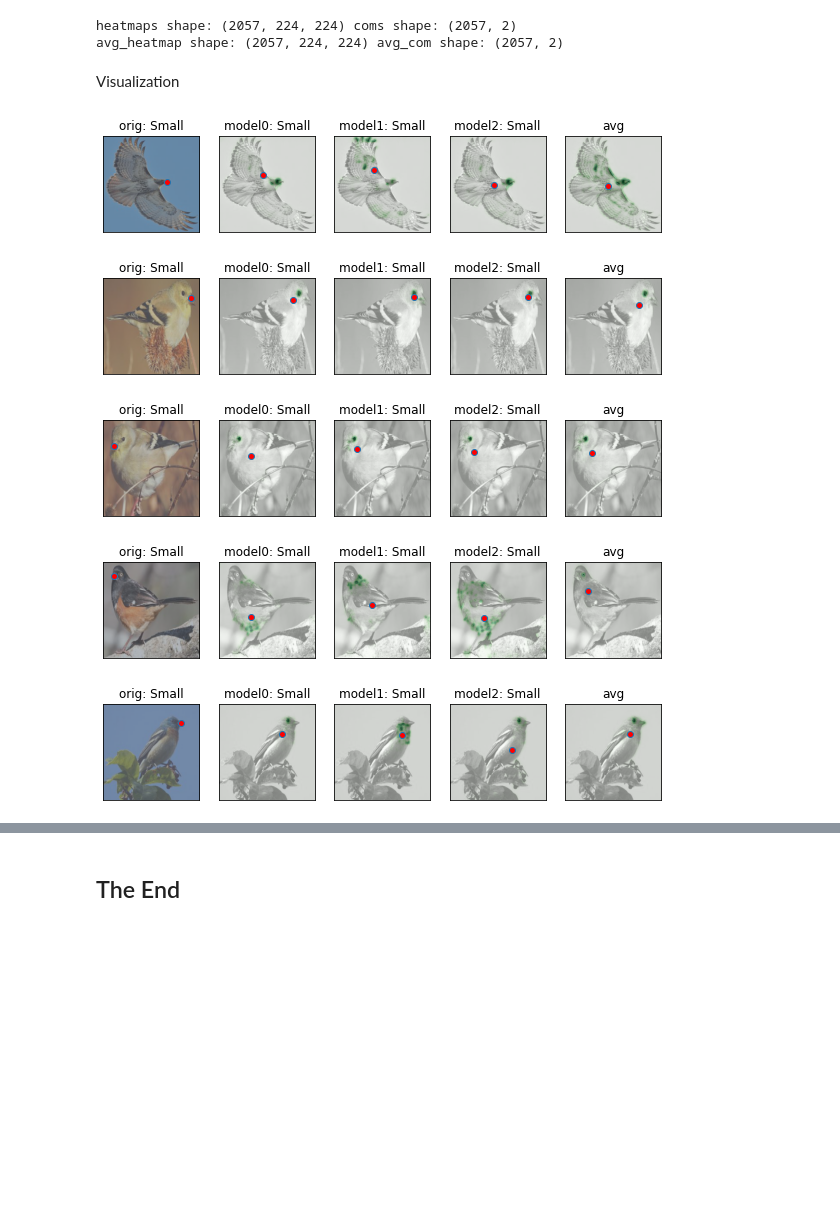
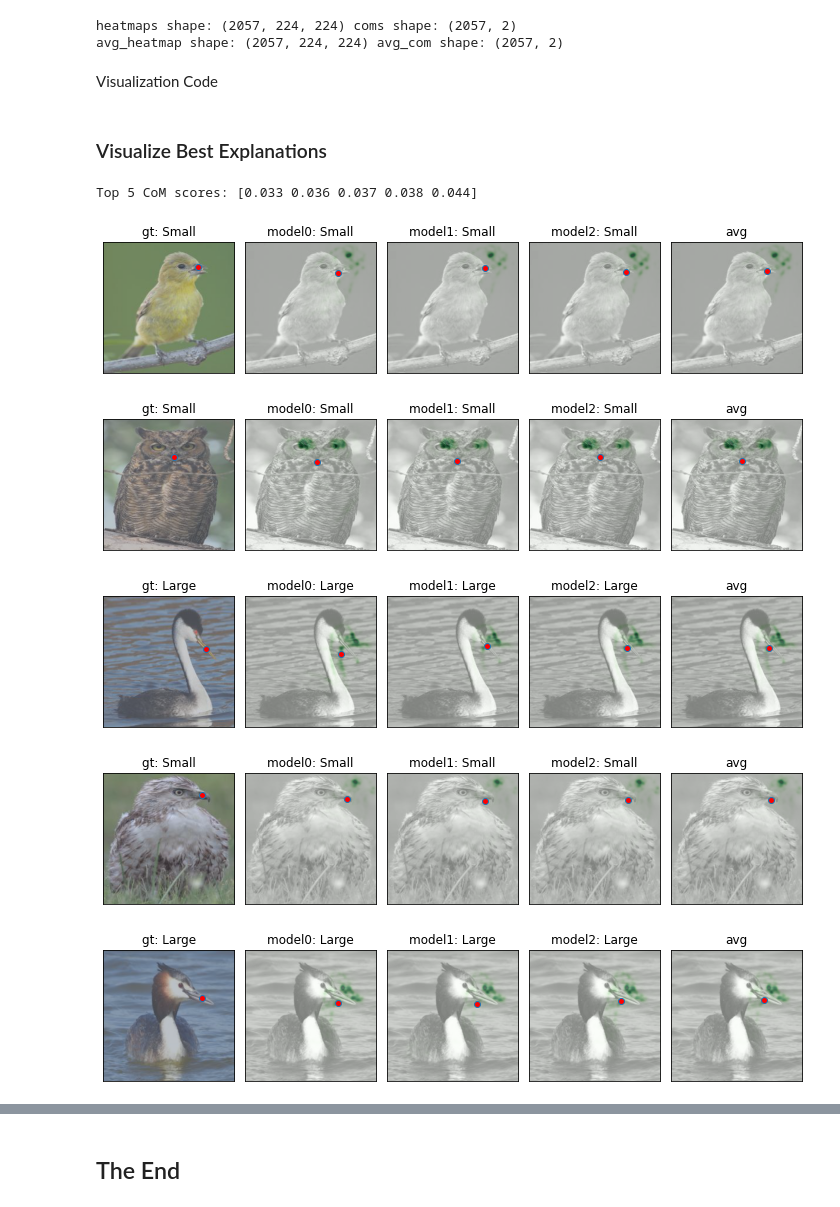
Before and after one commit to aahamed/beak-cls-xai, a Jupyter notebook: project/XAI.ipynb, the cells around one changed output, grey strips where cells are left out. Drawn from its saved outputs; the diff is of its cells as text; code cells hidden in the pictures; blank space fills up the shorter version.

```diff
--- a/project/XAI.ipynb
+++ b/project/XAI.ipynb
@@ -62,16 +63,11 @@ dataModule = BeakDataAnnModule(data_dir, batch_size, num_workers)
 dataModule.setup()
 test_dataloader = dataModule.test_dataloader()
 
-#model_path = 'lightning_logs/ens1/version_0/checkpoints/best_model.ckpt'
-#model = load_model(model_path)
-
-#path = 'lightning_logs/ens1/version_0/checkpoints/gradcam.h5'
-#f, heatmaps = load_heatmaps(path)
-ens_id, num_models = 'ens1', 3
+ens_id, num_models = 'ens4', 3
 xai_method = 'guided-gradcam'
 models = load_models(ens_id, num_models)
 h5files, heatmaps, coms = load_heatmaps(ens_id, num_models, xai_method)
-avg_heatmap_path = f'average-heatmaps/ens1/avg_{xai_method}.h5'
+avg_heatmap_path = f'average-heatmaps/{ens_id}/avg_{xai_method}.h5'
 avg_h5file, avg_heatmap, avg_com = load_heatmap(avg_heatmap_path)
 print(f'heatmaps shape: {heatmaps[0].shape} coms shape: {coms[0].shape}')
 print(f'avg_heatmap shape: {avg_heatmap.shape} avg_com shape: {avg_com.shape}')
@@ -79,10 +75,8 @@ print(f'avg_heatmap shape: {avg_heatmap.shape} avg_com shape: {avg_com.shape}')
 heatmaps shape: (2057, 224, 224) coms shape: (2057, 2)
 avg_heatmap shape: (2057, 224, 224) avg_com shape: (2057, 2)
 # %% [markdown]
-Visualization
+Visualization Code
 # %%
-NUM_VIZ = 5
-
 def plot_heatmap(fig, ax, img, orig_img, label, model, model_id, heatmaps, coms, batch_id):
     pred = model.forward(img).argmax(dim=1)
     #heatmap = heatmaps[batch_id]
@@ -95,45 +89,70 @@ def plot_heatmap(fig, ax, img, orig_img, label, model, model_id, heatmaps, coms,
     com = coms[batch_id]
     ax.plot(com[0]*W, com[1]*H, marker='o', markerfacecolor='red')
 
-def plot_heatmaps(models, test_dataloader, heatmaps, avg_heatmaps, coms, avg_coms):
+def plot_explanations( test_data_dir, testloader, ids, models,
+                             coms, avg_coms, heatmaps, avg_heatmaps ):
+    # import pdb; pdb.set_trace()
+    dataset = test_dataloader.dataset
     num_seen, num_plots = 0, len(models) + 2
-    for batch_id, (img, label, gt_com) in enumerate(test_dataloader):
-        if num_seen >= NUM_VIZ: break
-        if label[0].item() != 0: continue
-        # import pdb; pdb.set_trace()
-        img = img.to(config.DEVICE)
+    for idx in ids:
+        img, label, gt_com = dataset[idx]
+        img = img.unsqueeze(0).to(config.DEVICE)
         orig_img = img.cpu().squeeze().numpy().transpose([1, 2, 0])
         orig_img = utils.deprocess_image(orig_img)
+
         fig, axs = plt.subplots(1, num_plots, figsize=(10, 6))
-        gt_label = IDX_TO_CLASS[label[0].item()]
+        gt_label = IDX_TO_CLASS[label]
 
         # plot orig image
         viz.visualize_image_attr(None, orig_img,
-                method="original_image", title=f"orig: {gt_label}",
+                method="original_image", title=f"gt: {gt_label}",
                 plt_fig_axis=(fig, axs[0]), use_pyplot=False)
-        gt_com = gt_com[0]
         axs[0].plot(gt_com[0]*W, gt_com[1]*H, marker='o', markerfacecolor='red')
 
         # plot individual heatmaps
         for i, (model, heatmap, com) in enumerate(zip(models, heatmaps, coms)):
             plot_heatmap(fig, axs[i+1], img, orig_img, label, model, i, heatmap,
-                    com, batch_id)
+                    com, idx)
 
         # plot avg heatmap
-        avg_heatmap = utils.process_heatmap(avg_heatmaps[batch_id])
+        avg_heatmap = utils.process_heatmap(avg_heatmaps[idx])
         avg_heatmap = np.expand_dims(avg_heatmap, axis=-1)
-        avg_com = avg_coms[batch_id]
+        avg_com = avg_coms[idx]
         viz.visualize_image_attr(avg_heatmap, orig_img, sign='positive',
             method="blended_heat_map", title=f"avg",
             plt_fig_axis=(fig, axs[num_plots-1]), use_pyplot=False)
         axs[num_plots-1].plot(avg_com[0]*W, avg_com[1]*H, marker='o', markerfacecolor='red')
+
+        fig.tight_layout()
+        plt.show()
         num_seen += 1
 
-
-plot_heatmaps(models, test_dataloader, heatmaps, avg_heatmap, coms, avg_com)
+def get_sorted_explanations_ids( data_dir, avg_com ):
+    """
+    Return image ids sorted by explanation accuracy
+    """
+    gt_coms = get_gt_coms( data_dir )
+    distances = []
+    for i, gt_com in enumerate( gt_coms ):
+        pred_com = avg_com[i]
+        dist = np.linalg.norm( gt_com - pred_com )
+        distances.append(dist)
+    sorted_ids = np.argsort(distances)
+    distances = np.array( distances )
+    # print(f'worst com scores: {distances[sorted_ids[-5:]]}')
+    return sorted_ids, distances
-# %% [output]
-[figure, removed]
-[figure, removed]
-[figure, removed]
-[figure, removed]
-[figure, removed]
+# %% [markdown]
+### Visualize Best Explanations
+# %%
+test_data_dir = os.path.join(data_dir, 'Test')
+sorted_ids, distances = get_sorted_explanations_ids( test_data_dir, avg_com )
+print(f'Top 5 CoM scores: {distances[sorted_ids[:5]]}')
+plot_explanations(test_data_dir, test_dataloader, sorted_ids[:5], models,
+                        coms, avg_com, heatmaps, avg_heatmap)
+# %% [output]
+Top 5 CoM scores: [0.033 0.036 0.037 0.038 0.044]
+[figure, added]
+[figure, added]
+[figure, added]
+[figure, added]
+[figure, added]
```
Also changed, not shown: parts of 3 cells of this notebook.
